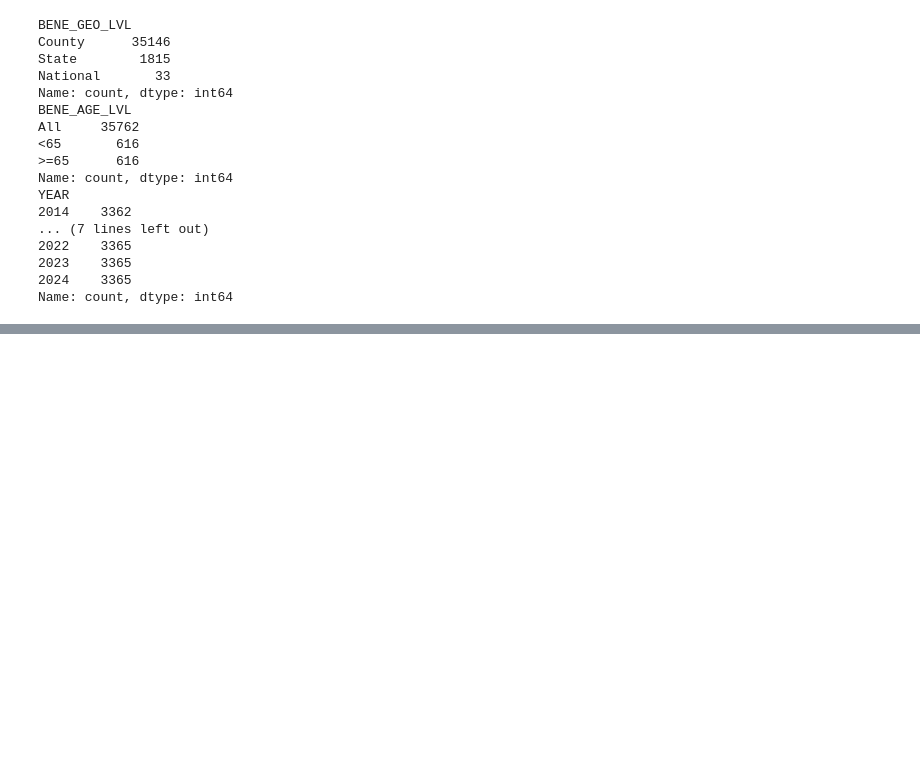
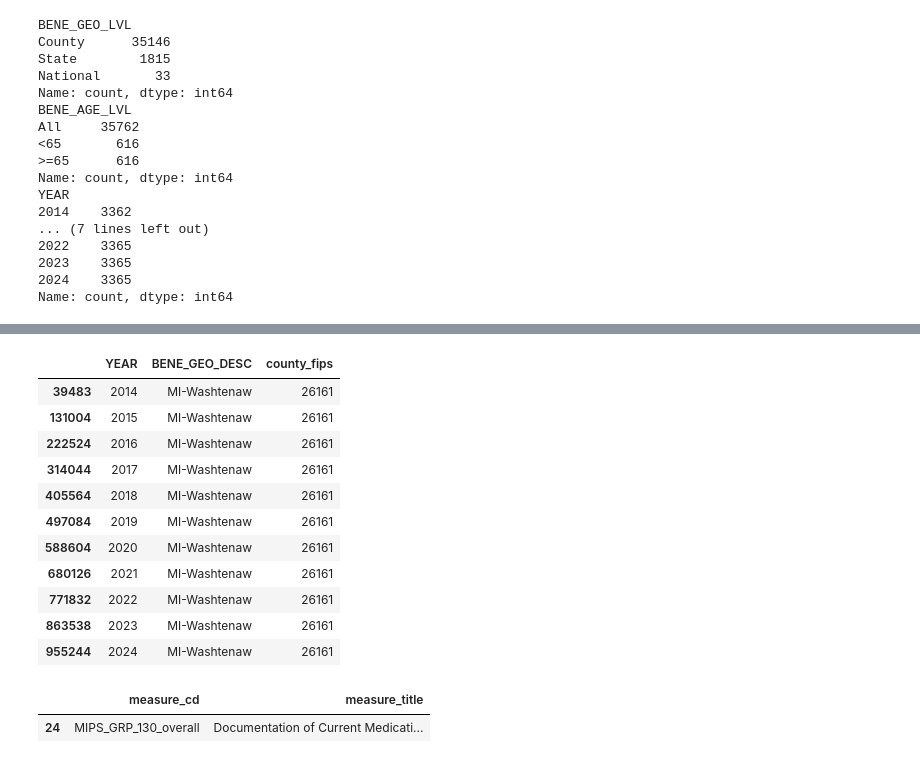
Before and after one commit to memckay/mads-capstone, a Jupyter notebook: notebooks/Zip_County_Crosswalk.ipynb, the cells around one changed output, grey strips where cells are left out. Cells and saved outputs as stored; diff of their text form; code cells hidden in the pictures; blank space fills up the shorter version.

```diff
--- a/notebooks/Zip_County_Crosswalk.ipynb
+++ b/notebooks/Zip_County_Crosswalk.ipynb
@@ -172,0 +310,24 @@ geo_county = geo[
+# %%
+analytic_measure[
+    analytic_measure["BENE_GEO_DESC"].str.contains("Washtenaw", case=False, na=False)
+][["YEAR", "BENE_GEO_DESC", "county_fips"]].drop_duplicates().head(20)
+# %% [output]
+|  | YEAR | BENE_GEO_DESC | county_fips |
+| 39483 | 2014 | MI-Washtenaw | 26161 |
+| 131004 | 2015 | MI-Washtenaw | 26161 |
+| 222524 | 2016 | MI-Washtenaw | 26161 |
+| 314044 | 2017 | MI-Washtenaw | 26161 |
+| 405564 | 2018 | MI-Washtenaw | 26161 |
+| 497084 | 2019 | MI-Washtenaw | 26161 |
+| 588604 | 2020 | MI-Washtenaw | 26161 |
+| 680126 | 2021 | MI-Washtenaw | 26161 |
+| 771832 | 2022 | MI-Washtenaw | 26161 |
+| 863538 | 2023 | MI-Washtenaw | 26161 |
+| 955244 | 2024 | MI-Washtenaw | 26161 |
+# %%
+analytic_measure[
+    analytic_measure["measure_cd"].astype(str).str.contains("130", case=False, na=False)
+][["measure_cd", "measure_title"]].drop_duplicates().head(20)
+# %% [output]
+|  | measure_cd | measure_title |
+| 24 | MIPS_GRP_130_overall | Documentation of Current Medicati... |
```
Also changed, not shown: parts of 9 cells of this notebook.
